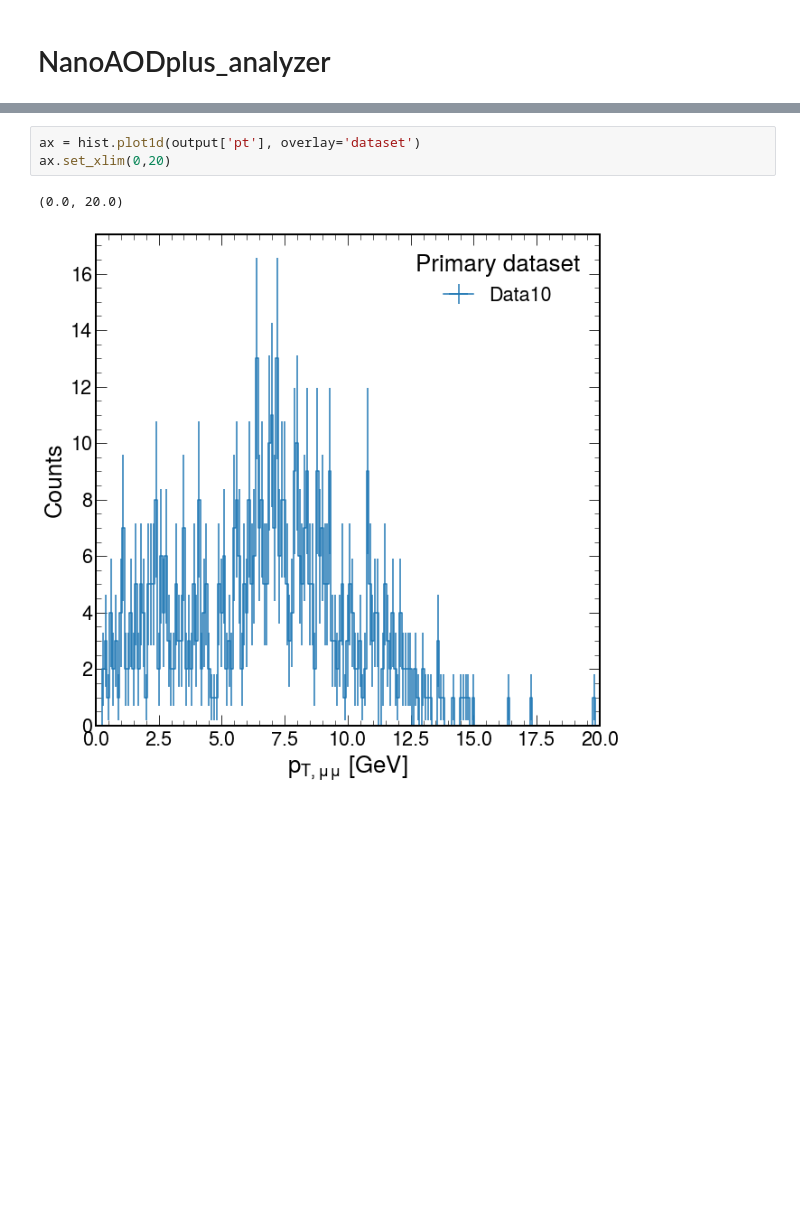
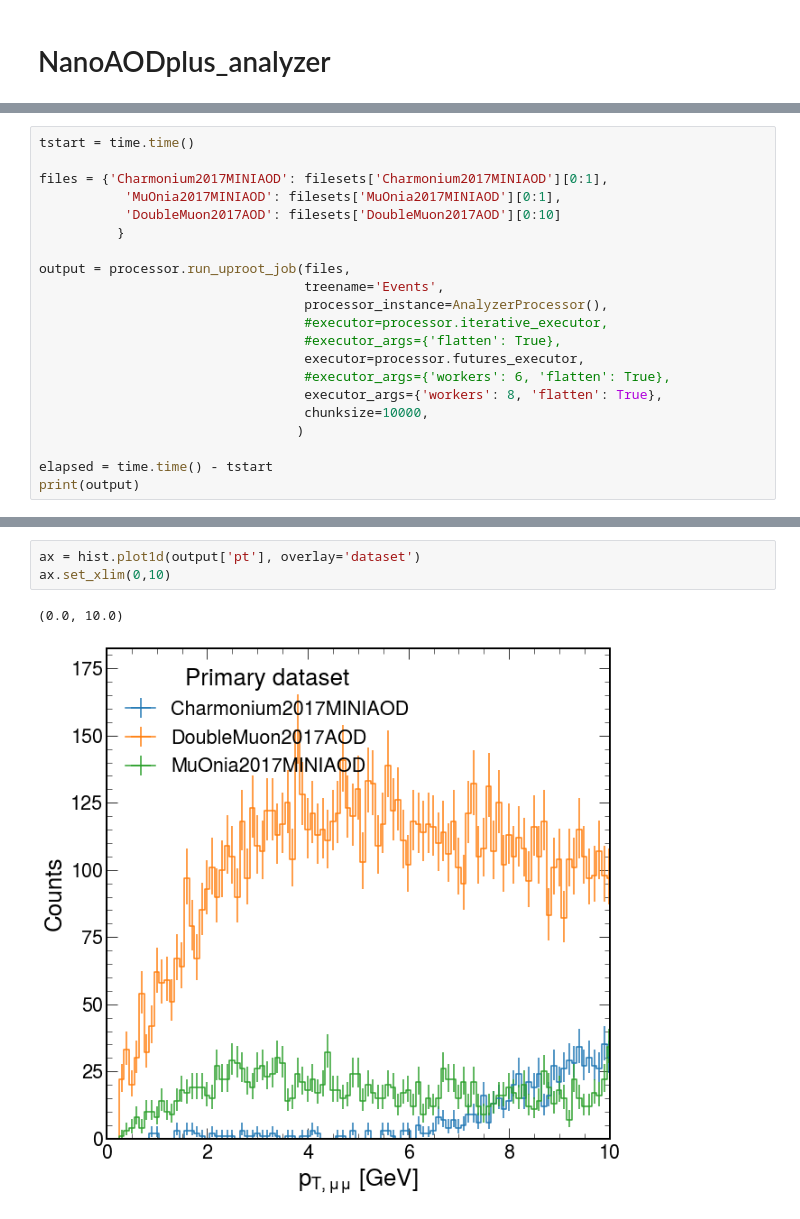
Before and after one commit to kevimota/OniaOpenCharmRun2ULAna, a Jupyter notebook: nanoAODplus_analyzer.ipynb, the cells around one changed output, grey strips where cells are left out. Cells and saved outputs as stored; diff of their text form; blank space fills up the shorter version.

Commit message:
some updates to use with the new filesets registor

```diff
--- a/nanoAODplus_analyzer.ipynb
+++ b/nanoAODplus_analyzer.ipynb
@@ -77,0 +19,21 @@ print(output)
+# %%
+tstart = time.time()
+
+files = {'Charmonium2017MINIAOD': filesets['Charmonium2017MINIAOD'][0:1],
+           'MuOnia2017MINIAOD': filesets['MuOnia2017MINIAOD'][0:1],
+           'DoubleMuon2017AOD': filesets['DoubleMuon2017AOD'][0:10]
+          }
+
+output = processor.run_uproot_job(files,
+                                  treename='Events',
+                                  processor_instance=AnalyzerProcessor(),
+                                  #executor=processor.iterative_executor,
+                                  #executor_args={'flatten': True},
+                                  executor=processor.futures_executor,
+                                  #executor_args={'workers': 6, 'flatten': True},
+                                  executor_args={'workers': 8, 'flatten': True},
+                                  chunksize=10000,
+                                 )
+
+elapsed = time.time() - tstart
+print(output)
@@ -85,9 +51,9 @@ findfont: Font family ['cursive'] not found. Falling back to DejaVu Sans.
 # %%
 ax = hist.plot1d(output['pt'], overlay='dataset')
-ax.set_xlim(0,20)
+ax.set_xlim(0,10)
 # %% [output]
-(0.0, 20.0)
+(0.0, 10.0)
-[figure, old version]
+[figure, new version]
 # %%
 ax= hist.plot1d(output['eta'], overlay='dataset')
 # %% [output]
```
Also changed, not shown: parts of 8 cells of this notebook, 1 other file.
